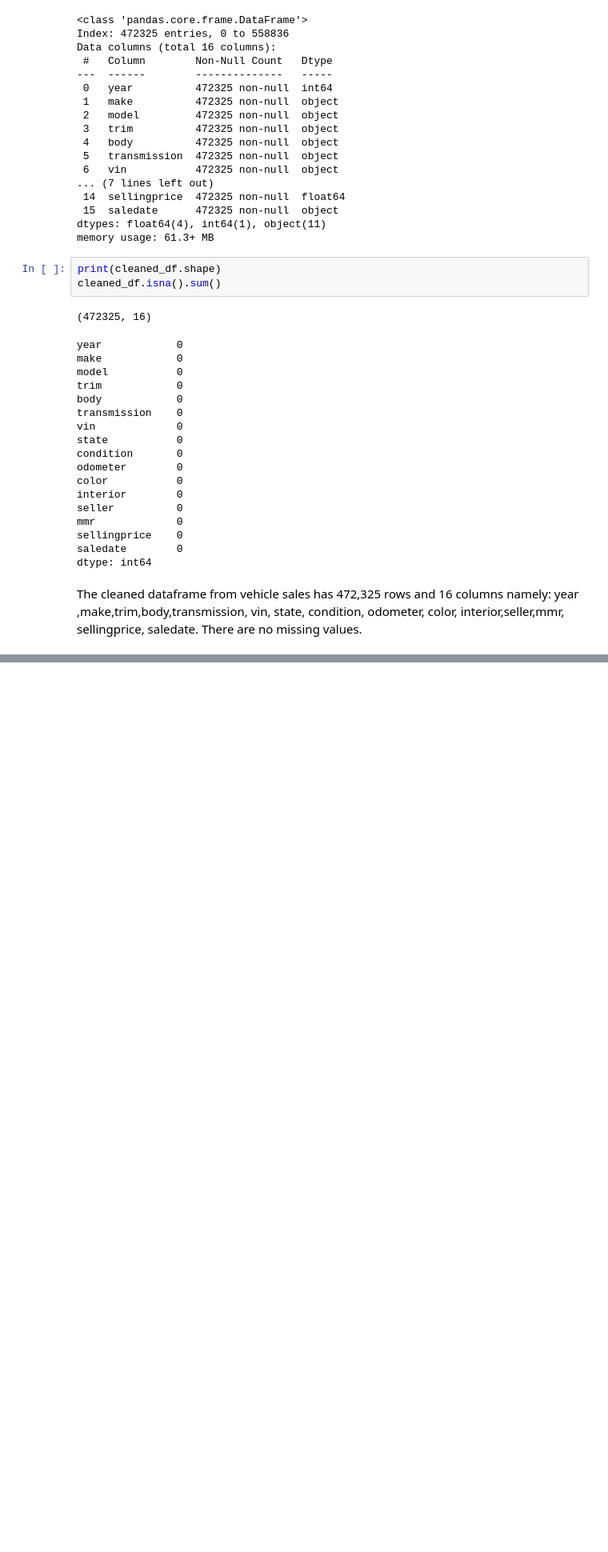
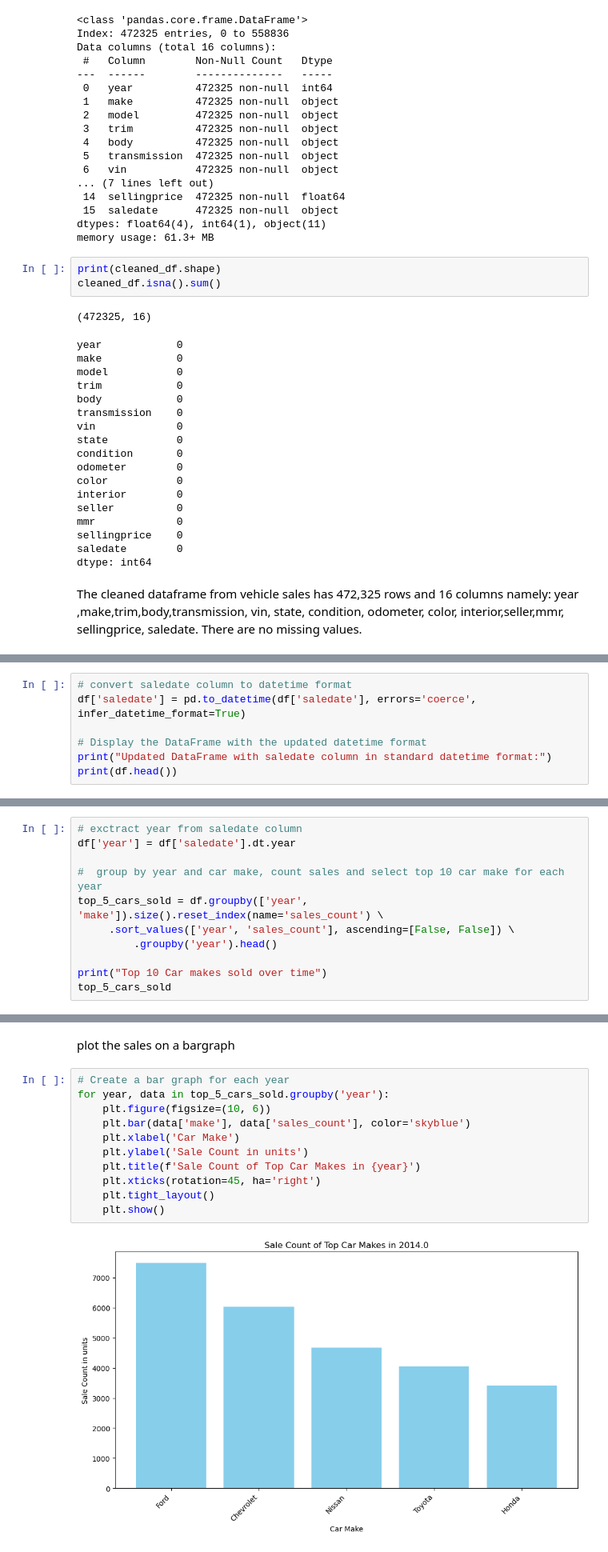
Before and after one commit to SirIan71/dsc-projet-1, a Jupyter notebook: student.ipynb, the cells around one changed output, grey strips where cells are left out. Shown: that part at 80% size. Saved outputs shown, nothing was run; the diff lists cells and outputs as text; blank space fills up the shorter version.

Commit message:
changed 'saledate' to datetime format

```diff
--- a/student.ipynb
+++ b/student.ipynb
@@ -127,0 +130,7 @@ The cleaned dataframe from vehicle sales has 472,325 rows and 16 columns namely:
+# %%
+# convert saledate column to datetime format
+df['saledate'] = pd.to_datetime(df['saledate'], errors='coerce', infer_datetime_format=True)
+
+# Display the DataFrame with the updated datetime format
+print("Updated DataFrame with saledate column in standard datetime format:")
+print(df.head())
@@ -127,0 +155,11 @@ The cleaned dataframe from vehicle sales has 472,325 rows and 16 columns namely:
+# %%
+# exctract year from saledate column
+df['year'] = df['saledate'].dt.year
+
+#  group by year and car make, count sales and select top 10 car make for each year
+top_5_cars_sold = df.groupby(['year', 'make']).size().reset_index(name='sales_count') \
+     .sort_values(['year', 'sales_count'], ascending=[False, False]) \
+         .groupby('year').head()
+
+print("Top 10 Car makes sold over time")
+top_5_cars_sold
@@ -127,0 +179,15 @@ The cleaned dataframe from vehicle sales has 472,325 rows and 16 columns namely:
+# %% [markdown]
+plot the sales on a bargraph
+# %%
+# Create a bar graph for each year
+for year, data in top_5_cars_sold.groupby('year'):
+    plt.figure(figsize=(10, 6))
+    plt.bar(data['make'], data['sales_count'], color='skyblue')
+    plt.xlabel('Car Make')
+    plt.ylabel('Sale Count in units')
+    plt.title(f'Sale Count of Top Car Makes in {year}')
+    plt.xticks(rotation=45, ha='right')
+    plt.tight_layout()
+    plt.show()
+# %% [output]
+[figure, added]
```
Also changed, not shown: parts of 6 cells of this notebook, 1 other file.
